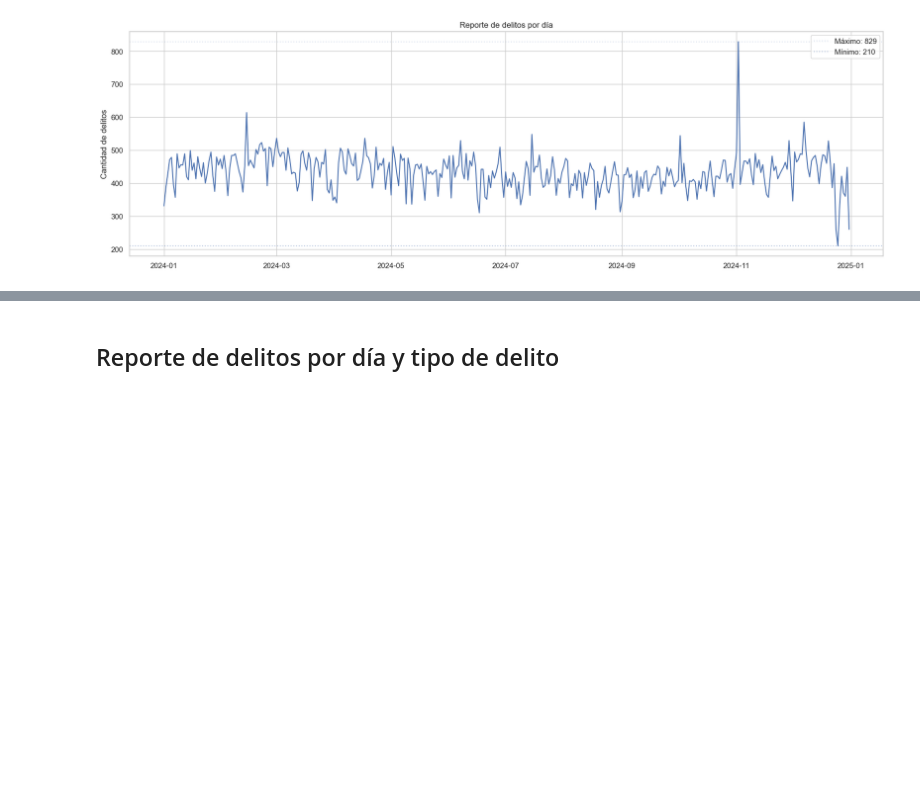
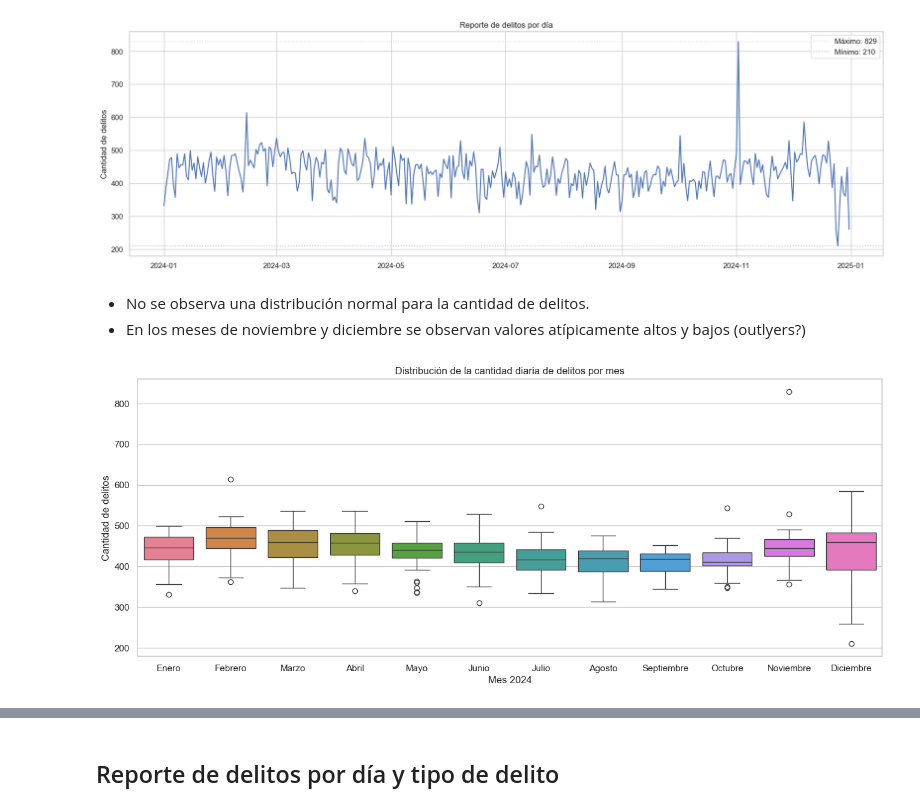
Before and after one commit to matiasobregon/diplo-ia_up_tp1, a Jupyter notebook: tp1_desarrollo.ipynb, the cells around one changed output, grey strips where cells are left out. Drawn from its saved outputs; the diff is of its cells as text; code cells hidden in the pictures; blank space fills up the shorter version.

Commit message:
Cambios en los gráficos

```diff
--- a/tp1_desarrollo.ipynb
+++ b/tp1_desarrollo.ipynb
@@ -630,3 +633,32 @@ plt.ylabel('Cantidad de delitos')
 plt.show()
 # %% [output]
 [figure]
+# %% [markdown]
+- No se observa una distribución normal para la cantidad de delitos.
+- En los meses de noviembre y diciembre se observan valores atípicamente altos y bajos (outlyers?)
+# %%
+# pueddo mostrar estos outlyers con un boxplot?
+df_boxplot_mes = (
+    df.groupby(['fecha', 'mes'], observed=True)
+      .size()
+      .reset_index(name='cantidad_delitos')
+)
+
+# Crear gráfico
+plt.figure(figsize=(16, 6))
+
+sns.boxplot(
+    data=df_boxplot_mes,
+    x='mes',
+    y='cantidad_delitos',
+    hue='mes',
+    dodge=False,
+)
+
+plt.title('Distribución de la cantidad diaria de delitos por mes')
+plt.xlabel('Mes 2024')
+plt.ylabel('Cantidad de delitos')
+
+plt.show()
+# %% [output]
+[figure, added]
```
Also changed, not shown: parts of 18 cells of this notebook.
